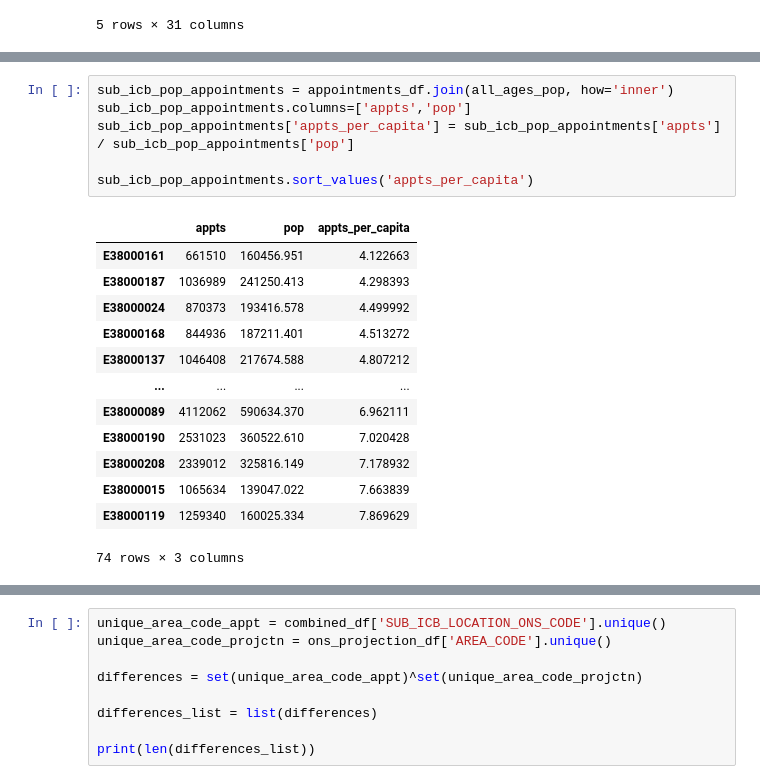
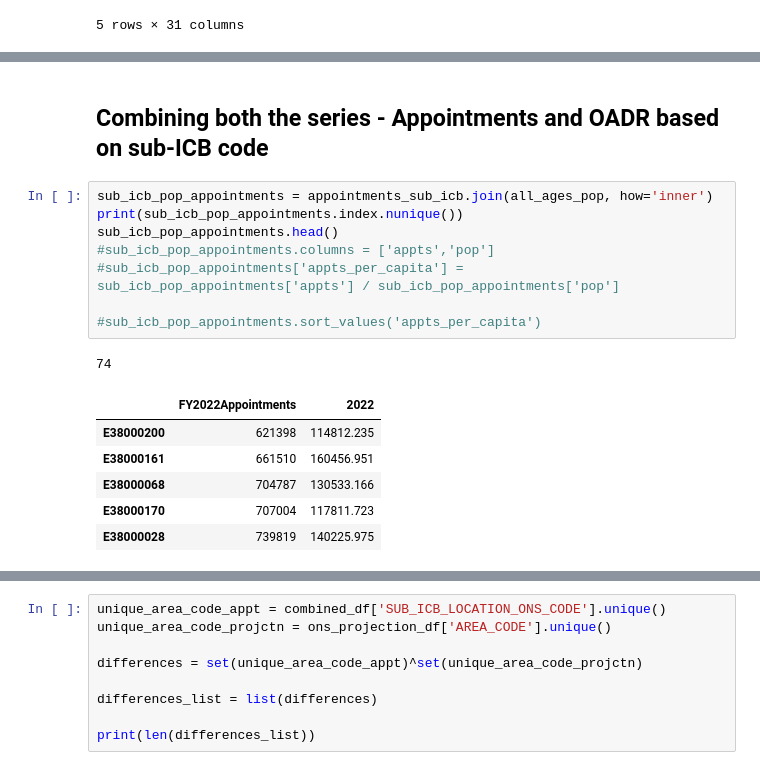
Before and after one commit to SNEE-ICS/PrimaryCareDemandAndCapacity, a Jupyter notebook: AppointmentsVsOADR.ipynb, the cells around one changed output, grey strips where cells are left out. Saved outputs shown, nothing was run; the diff lists cells and outputs as text.

```diff
--- a/AppointmentsVsOADR.ipynb
+++ b/AppointmentsVsOADR.ipynb
@@ -198,20 +169,18 @@ all_ages_pop =ons_projection_df.loc[ons_projection_df['AGE_GROUP']=='All ages'].
+# %% [markdown]
+## **Combining both the series - Appointments and OADR based on sub-ICB code**
 # %%
-sub_icb_pop_appointments = appointments_df.join(all_ages_pop, how='inner')
-sub_icb_pop_appointments.columns=['appts','pop']
-sub_icb_pop_appointments['appts_per_capita'] = sub_icb_pop_appointments['appts'] / sub_icb_pop_appointments['pop']
+sub_icb_pop_appointments = appointments_sub_icb.join(all_ages_pop, how='inner')
+print(sub_icb_pop_appointments.index.nunique())
+sub_icb_pop_appointments.head()
+#sub_icb_pop_appointments.columns = ['appts','pop']
+#sub_icb_pop_appointments['appts_per_capita'] = sub_icb_pop_appointments['appts'] / sub_icb_pop_appointments['pop']
 
-sub_icb_pop_appointments.sort_values('appts_per_capita')
+#sub_icb_pop_appointments.sort_values('appts_per_capita')
 # %% [output]
+74
-|  | appts | pop | appts_per_capita |
-| E38000161 | 661510 | 160456.951 | 4.122663 |
-| E38000187 | 1036989 | 241250.413 | 4.298393 |
-| E38000024 | 870373 | 193416.578 | 4.499992 |
-| E38000168 | 844936 | 187211.401 | 4.513272 |
-| E38000137 | 1046408 | 217674.588 | 4.807212 |
-| ... | ... | ... | ... |
-| E38000089 | 4112062 | 590634.370 | 6.962111 |
-| E38000190 | 2531023 | 360522.610 | 7.020428 |
-| E38000208 | 2339012 | 325816.149 | 7.178932 |
-| E38000015 | 1065634 | 139047.022 | 7.663839 |
-| E38000119 | 1259340 | 160025.334 | 7.869629 |
+|  | FY2022Appointments | 2022 |
+| E38000200 | 621398 | 114812.235 |
+| E38000161 | 661510 | 160456.951 |
+| E38000068 | 704787 | 130533.166 |
+| E38000170 | 707004 | 117811.723 |
+| E38000028 | 739819 | 140225.975 |
-74 rows × 3 columns
```
Also changed, not shown: parts of 17 cells of this notebook.
